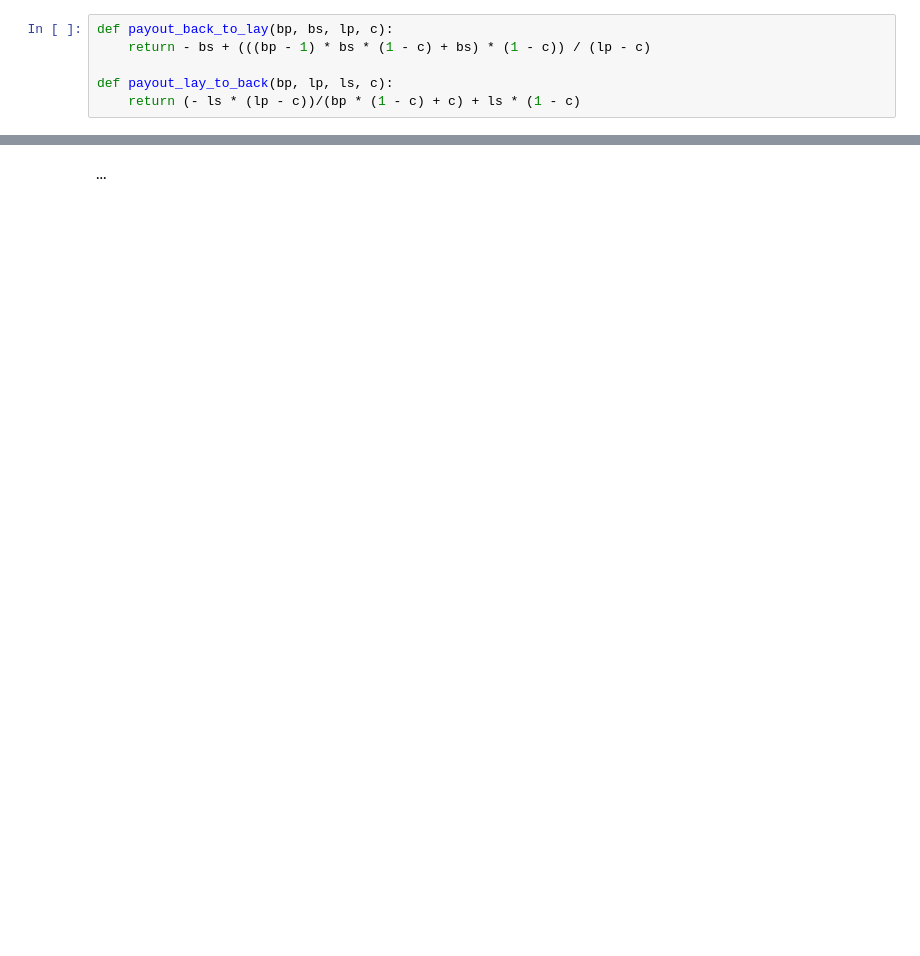
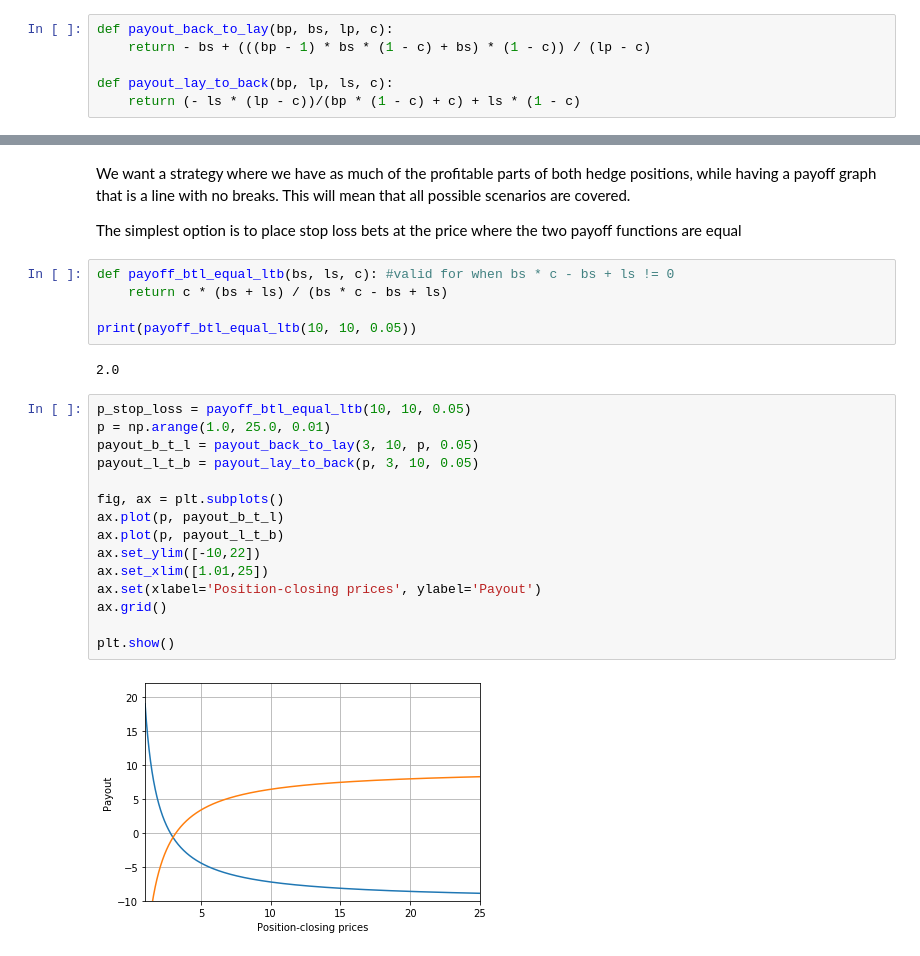
Before and after one commit to tbardrick/betfair_project, a Jupyter notebook: notebooks/0_concepts/combination_strategies.ipynb, the cells around one changed output, grey strips where cells are left out. Saved outputs shown, nothing was run; the diff lists cells and outputs as text; blank space fills up the shorter version.

Commit message:
Function for price at equilibrium of btl and ltb hedges

```diff
--- a/notebooks/0_concepts/combination_strategies.ipynb
+++ b/notebooks/0_concepts/combination_strategies.ipynb
@@ -63,5 +63,31 @@ ax.grid()
 plt.show()
 # %% [output]
 [figure]
-# %% [markdown]
-...
+# %% [markdown]
+We want a strategy where we have as much of the profitable parts of both hedge positions, while having a payoff graph that is a line with no breaks. This will mean that all possible scenarios are covered.
+
+The simplest option is to place stop loss bets at the price where the two payoff functions are equal
+# %%
+def payoff_btl_equal_ltb(bs, ls, c): #valid for when bs * c - bs + ls != 0
+    return c * (bs + ls) / (bs * c - bs + ls)
+
+print(payoff_btl_equal_ltb(10, 10, 0.05))
+# %% [output]
+2.0
+# %%
+p_stop_loss = payoff_btl_equal_ltb(10, 10, 0.05)
+p = np.arange(1.0, 25.0, 0.01)
+payout_b_t_l = payout_back_to_lay(3, 10, p, 0.05)
+payout_l_t_b = payout_lay_to_back(p, 3, 10, 0.05)
+
+fig, ax = plt.subplots()
+ax.plot(p, payout_b_t_l)
+ax.plot(p, payout_l_t_b)
+ax.set_ylim([-10,22])
+ax.set_xlim([1.01,25])
+ax.set(xlabel='Position-closing prices', ylabel='Payout')
+ax.grid()
+
+plt.show()
+# %% [output]
+[figure, added]
```
Also changed, not shown: parts of 6 cells of this notebook.
